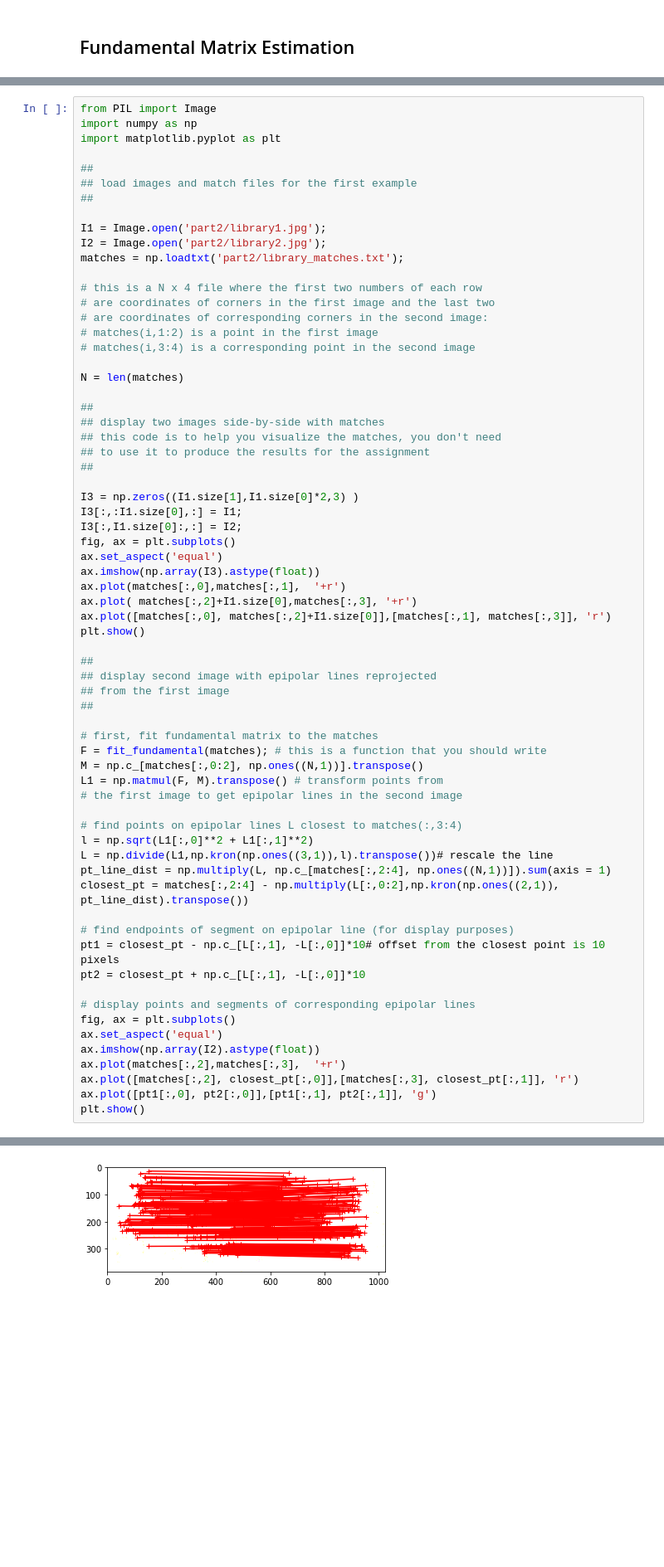
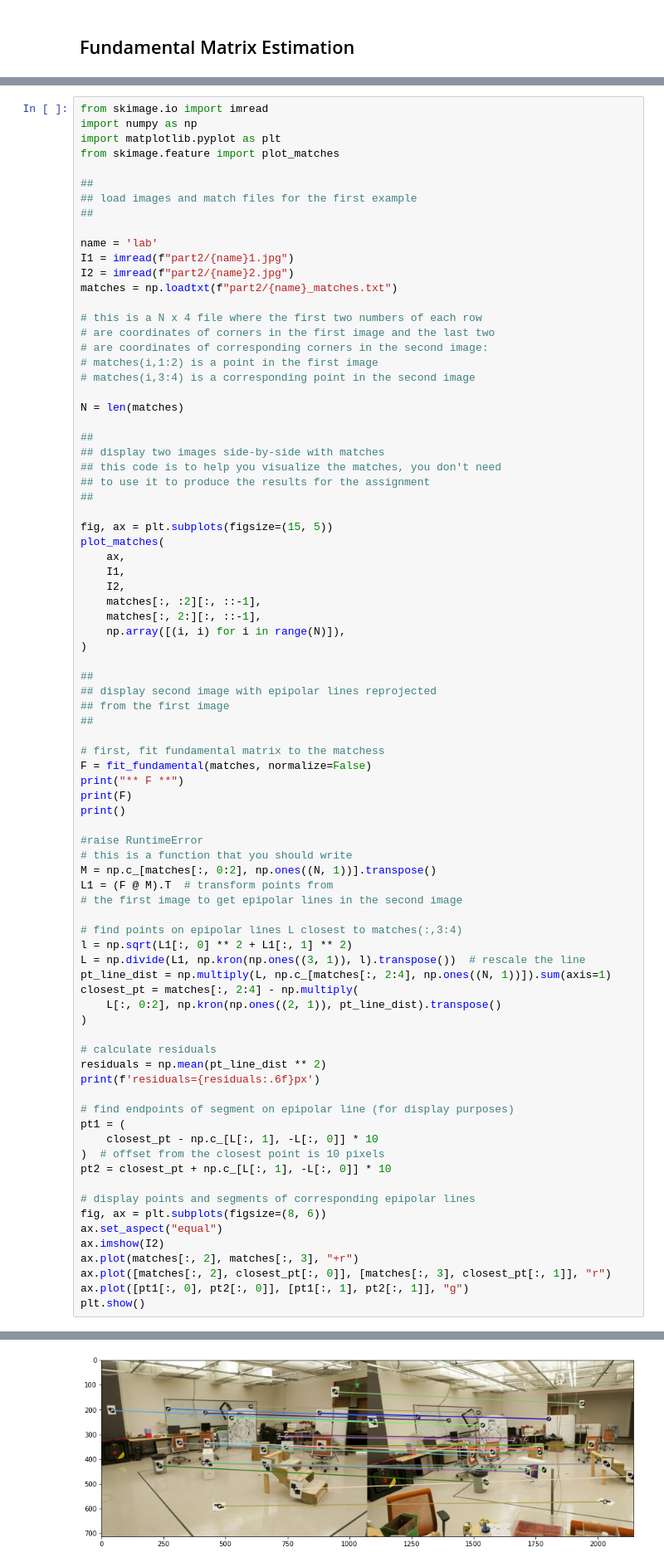
Before and after one commit to liuyenting/ECE549-Fall2021, a Jupyter notebook: MP3/Part2.ipynb, the cells around one changed output, grey strips where cells are left out. Shown at 83% size. Drawn from its saved outputs; the diff is of its cells as text; blank space fills up the shorter version.

Commit message:
Finish fundamental matrix fitting

```diff
--- a/MP3/Part2.ipynb
+++ b/MP3/Part2.ipynb
@@ -5,15 +67,17 @@
 # %%
-from PIL import Image
+from skimage.io import imread
 import numpy as np
 import matplotlib.pyplot as plt
+from skimage.feature import plot_matches
 
 ##
 ## load images and match files for the first example
 ##
 
-I1 = Image.open('part2/library1.jpg');
-I2 = Image.open('part2/library2.jpg');
-matches = np.loadtxt('part2/library_matches.txt');
+name = 'lab'
+I1 = imread(f"part2/{name}1.jpg")
+I2 = imread(f"part2/{name}2.jpg")
+matches = np.loadtxt(f"part2/{name}_matches.txt")
 
 # this is a N x 4 file where the first two numbers of each row
 # are coordinates of corners in the first image and the last two
@@ -29,44 +93,57 @@ N = len(matches)
 ## to use it to produce the results for the assignment
 ##
 
-I3 = np.zeros((I1.size[1],I1.size[0]*2,3) )
-I3[:,:I1.size[0],:] = I1;
-I3[:,I1.size[0]:,:] = I2;
-fig, ax = plt.subplots()
-ax.set_aspect('equal')
-ax.imshow(np.array(I3).astype(float))
-ax.plot(matches[:,0],matches[:,1],  '+r')
-ax.plot( matches[:,2]+I1.size[0],matches[:,3], '+r')
-ax.plot([matches[:,0], matches[:,2]+I1.size[0]],[matches[:,1], matches[:,3]], 'r')
-plt.show()
+fig, ax = plt.subplots(figsize=(15, 5))
+plot_matches(
+    ax,
+    I1,
+    I2,
+    matches[:, :2][:, ::-1],
+    matches[:, 2:][:, ::-1],
+    np.array([(i, i) for i in range(N)]),
+)
 
 ##
 ## display second image with epipolar lines reprojected
 ## from the first image
 ##
 
-# first, fit fundamental matrix to the matches
-F = fit_fundamental(matches); # this is a function that you should write
-M = np.c_[matches[:,0:2], np.ones((N,1))].transpose()
-L1 = np.matmul(F, M).transpose() # transform points from
+# first, fit fundamental matrix to the matchess
+F = fit_fundamental(matches, normalize=False)
+print("** F **")
+print(F)
+print()
+
+#raise RuntimeError
+# this is a function that you should write
+M = np.c_[matches[:, 0:2], np.ones((N, 1))].transpose()
+L1 = (F @ M).T  # transform points from
 # the first image to get epipolar lines in the second image
 
 # find points on epipolar lines L closest to matches(:,3:4)
-l = np.sqrt(L1[:,0]**2 + L1[:,1]**2)
-L = np.divide(L1,np.kron(np.ones((3,1)),l).transpose())# rescale the line
-pt_line_dist = np.multiply(L, np.c_[matches[:,2:4], np.ones((N,1))]).sum(axis = 1)
-closest_pt = matches[:,2:4] - np.multiply(L[:,0:2],np.kron(np.ones((2,1)), pt_line_dist).transpose())
+l = np.sqrt(L1[:, 0] ** 2 + L1[:, 1] ** 2)
+L = np.divide(L1, np.kron(np.ones((3, 1)), l).transpose())  # rescale the line
+pt_line_dist = np.multiply(L, np.c_[matches[:, 2:4], np.ones((N, 1))]).sum(axis=1)
+closest_pt = matches[:, 2:4] - np.multiply(
+    L[:, 0:2], np.kron(np.ones((2, 1)), pt_line_dist).transpose()
+)
+
+# calculate residuals
+residuals = np.mean(pt_line_dist ** 2)
+print(f'residuals={residuals:.6f}px')
 
 # find endpoints of segment on epipolar line (for display purposes)
-pt1 = closest_pt - np.c_[L[:,1], -L[:,0]]*10# offset from the closest point is 10 pixels
-pt2 = closest_pt + np.c_[L[:,1], -L[:,0]]*10
+pt1 = (
+    closest_pt - np.c_[L[:, 1], -L[:, 0]] * 10
+)  # offset from the closest point is 10 pixels
+pt2 = closest_pt + np.c_[L[:, 1], -L[:, 0]] * 10
 
 # display points and segments of corresponding epipolar lines
-fig, ax = plt.subplots()
-ax.set_aspect('equal')
-ax.imshow(np.array(I2).astype(float))
-ax.plot(matches[:,2],matches[:,3],  '+r')
-ax.plot([matches[:,2], closest_pt[:,0]],[matches[:,3], closest_pt[:,1]], 'r')
-ax.plot([pt1[:,0], pt2[:,0]],[pt1[:,1], pt2[:,1]], 'g')
+fig, ax = plt.subplots(figsize=(8, 6))
+ax.set_aspect("equal")
+ax.imshow(I2)
+ax.plot(matches[:, 2], matches[:, 3], "+r")
+ax.plot([matches[:, 2], closest_pt[:, 0]], [matches[:, 3], closest_pt[:, 1]], "r")
+ax.plot([pt1[:, 0], pt2[:, 0]], [pt1[:, 1], pt2[:, 1]], "g")
 plt.show()
 # %% [output]
@@ -74 +156 @@ Clipping input data to the valid range for imshow with RGB data ([0..1] for floa
-[figure, old version]
+[figure, new version]
```
Also changed, not shown: parts of 5 cells of this notebook, 1 other file.
